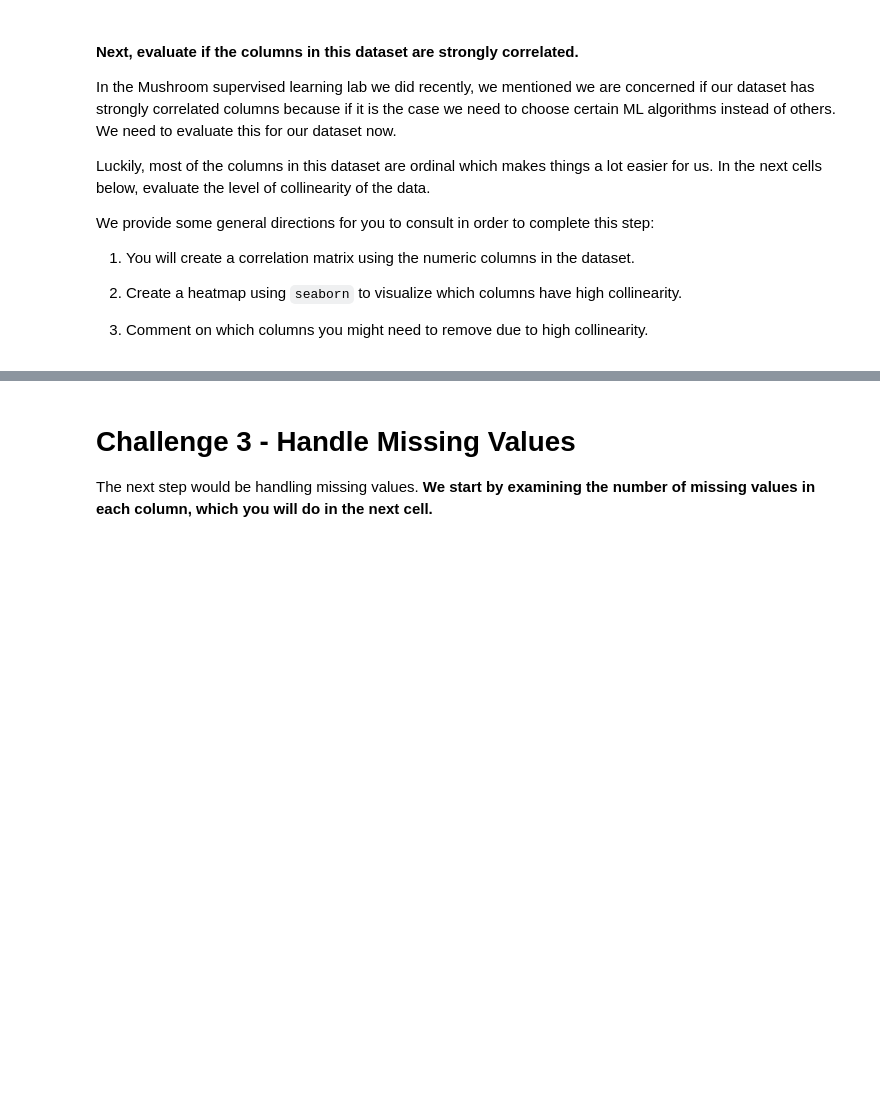
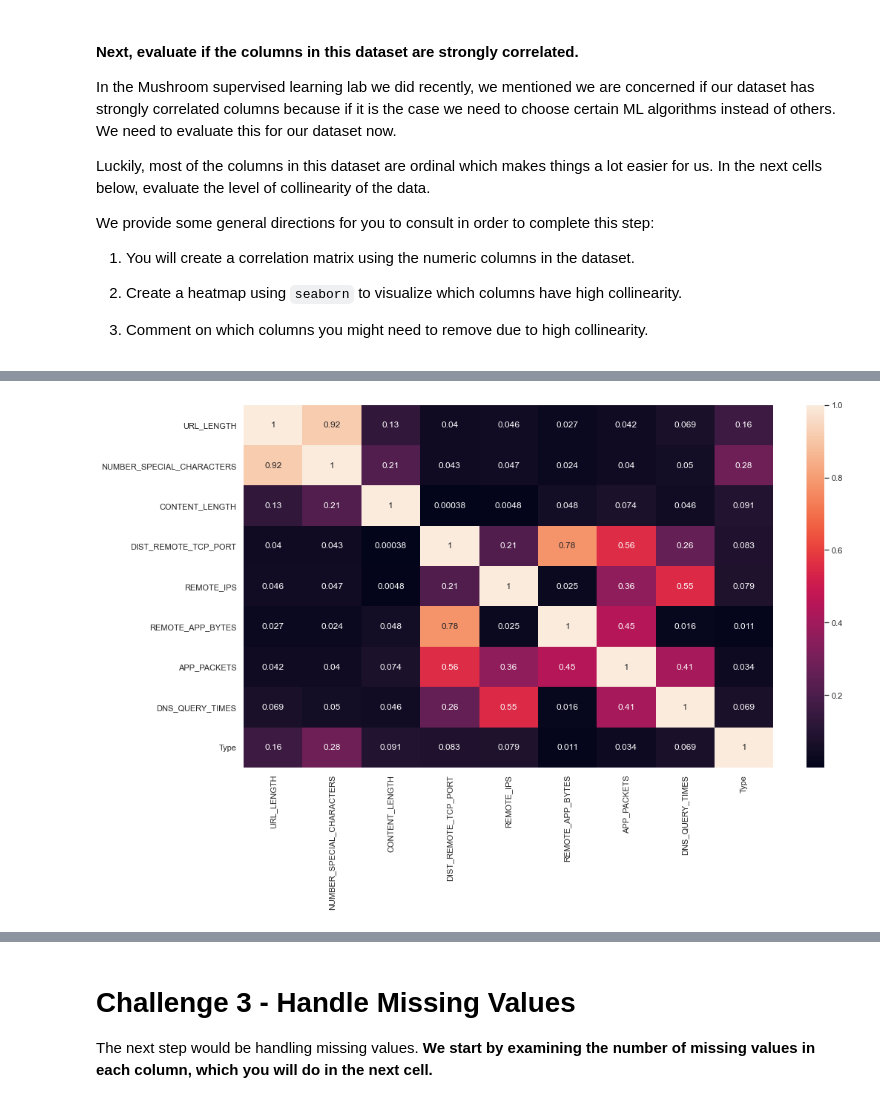
Before and after one commit to PaolaKarina/lab-supervised-learning, a Jupyter notebook: your-code/main.ipynb, the cells around one changed output, grey strips where cells are left out. Cells and saved outputs as stored; diff of their text form; code cells hidden in the pictures; blank space fills up the shorter version.

```diff
--- a/your-code/main.ipynb
+++ b/your-code/main.ipynb
@@ -109,0 +151,7 @@ web = websites.select_dtypes(include='number')
+# %%
+# Dropeamos aquellas columnas que tienen una correlación muy alta, ya que es información redundante. -> Corr = 1 y > 0.80
+col_drop = ['TCP_CONVERSATION_EXCHANGE', 'SOURCE_APP_PACKETS', 'APP_BYTES', 'REMOTE_APP_PACKETS', 'SOURCE_APP_BYTES' ]
+# %%
+sns.heatmap(web.drop(columns=col_drop, axis=1).corr().abs(), annot=True);
+# %% [output]
+[figure, added]
```
Also changed, not shown: parts of 60 cells of this notebook.
